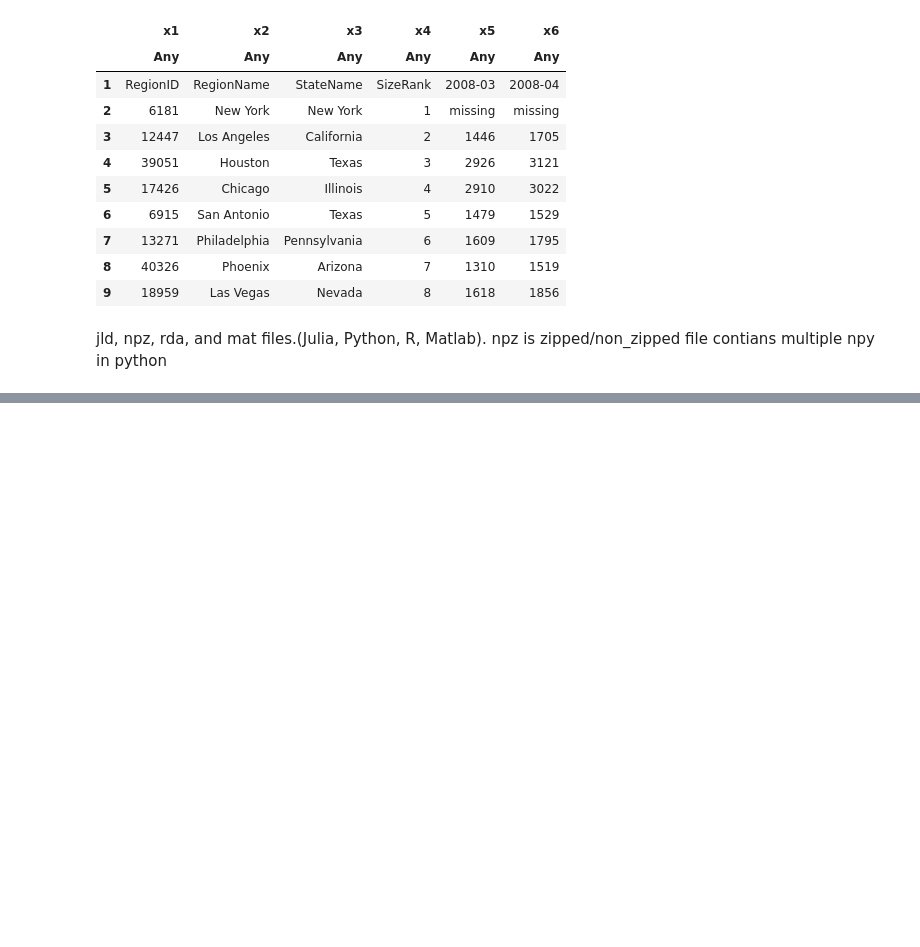
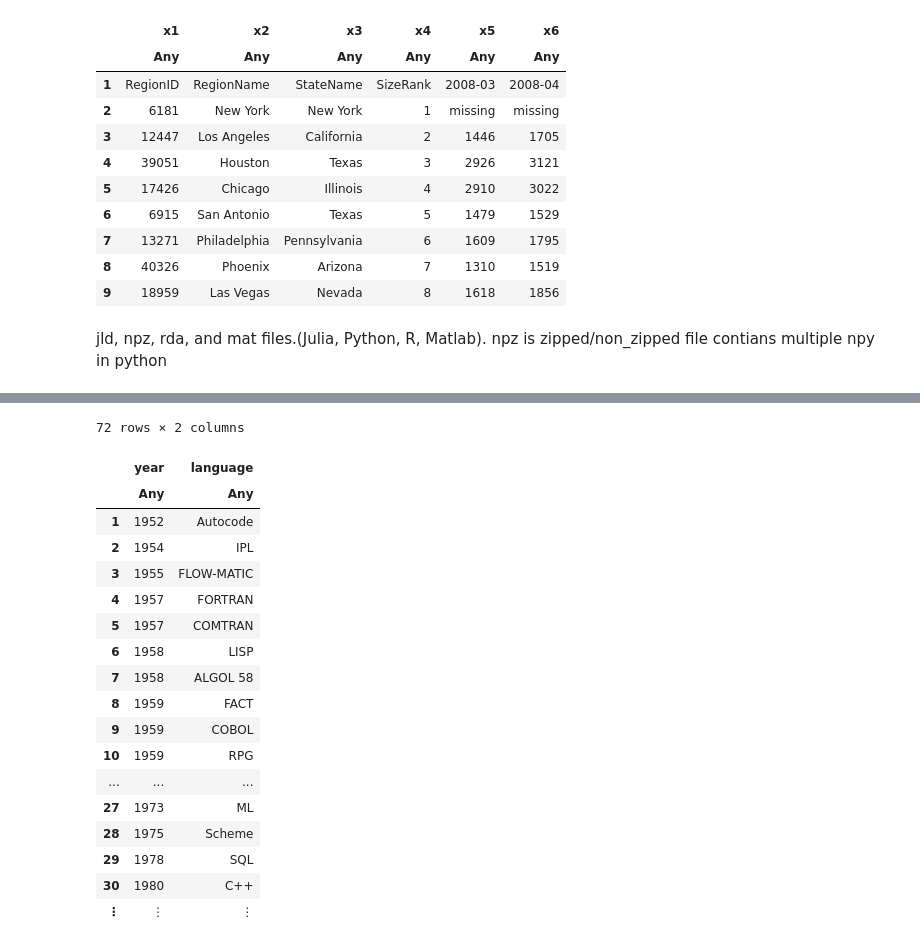
Before and after one commit to straycatcoder/julia_learning, a Jupyter notebook: data_science.ipynb, the cells around one changed output, grey strips where cells are left out. Saved outputs shown, nothing was run; the diff lists cells and outputs as text; code cells hidden in the pictures; blank space fills up the shorter version.

```diff
--- a/data_science.ipynb
+++ b/data_science.ipynb
@@ -301,0 +550,22 @@ npz is zipped/non_zipped file contians multiple npy in python
+# %%
+dropmissing(P_df)
+# %% [output]
+72 rows × 2 columns
+|  | year | language |
+|  | Any | Any |
+| 1 | 1952 | Autocode |
+| 2 | 1954 | IPL |
+| 3 | 1955 | FLOW-MATIC |
+| 4 | 1957 | FORTRAN |
+| 5 | 1957 | COMTRAN |
+| 6 | 1958 | LISP |
+| 7 | 1958 | ALGOL 58 |
+| 8 | 1959 | FACT |
+| 9 | 1959 | COBOL |
+| 10 | 1959 | RPG |
+| ... | ... | ... |
+| 27 | 1973 | ML |
+| 28 | 1975 | Scheme |
+| 29 | 1978 | SQL |
+| 30 | 1980 | C++ |
+| ⋮ | ⋮ | ⋮ |
```
Also changed, not shown: parts of 22 cells of this notebook.
